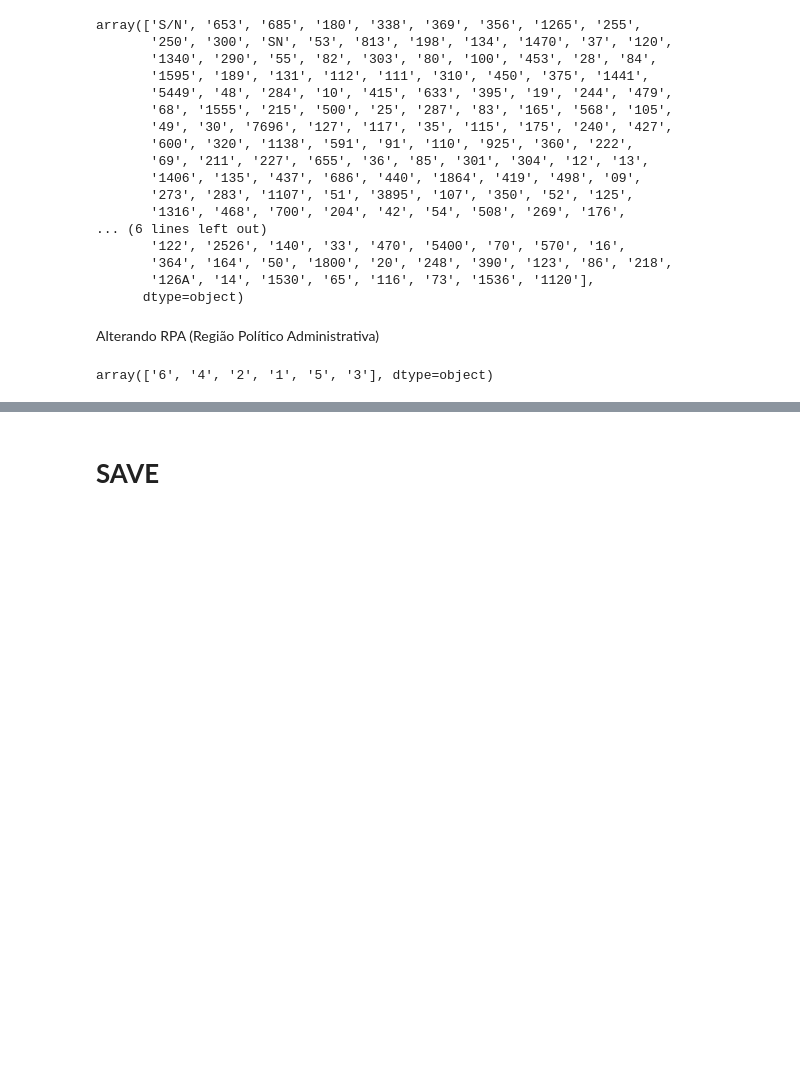
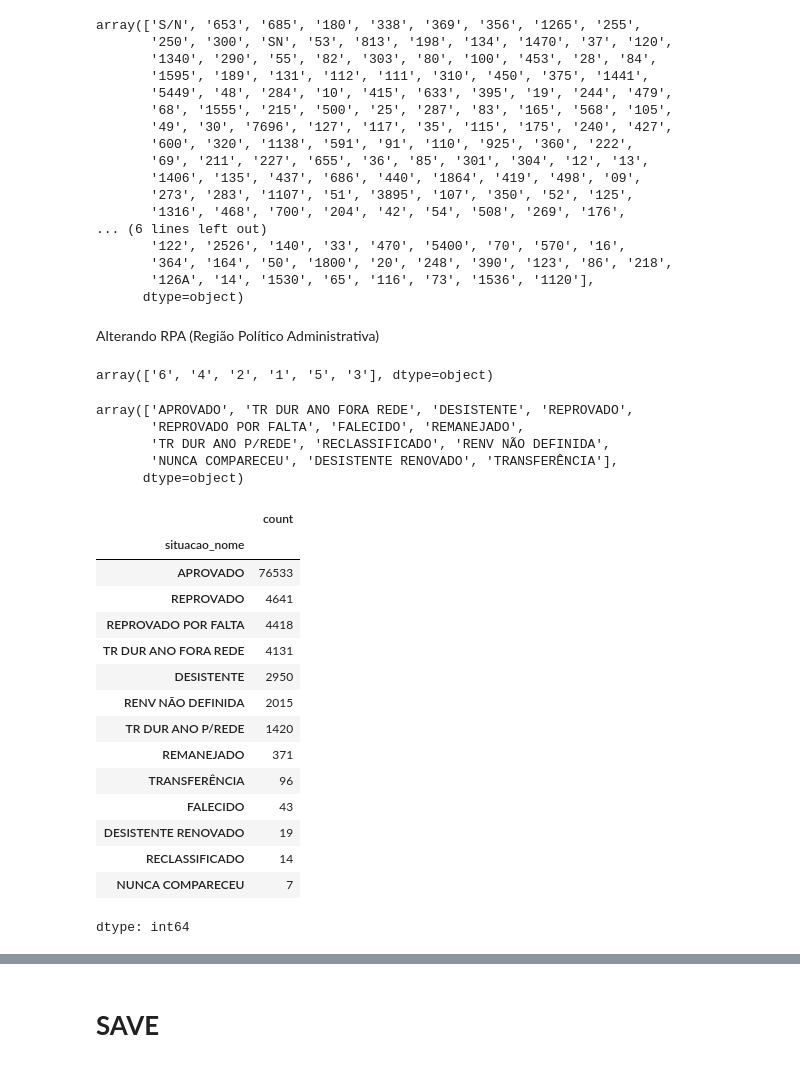
Before and after one commit to FowlerAsch/PowerBi-Projeto-Prefeitura, a Jupyter notebook: ETL PYTHON/Teste_ProjetoPrefeitura.ipynb, the cells around one changed output, grey strips where cells are left out. Cells and saved outputs as stored; diff of their text form; code cells hidden in the pictures; blank space fills up the shorter version.

```diff
--- a/ETL PYTHON/Teste_ProjetoPrefeitura.ipynb
+++ b/ETL PYTHON/Teste_ProjetoPrefeitura.ipynb
@@ -112,11 +112,11 @@ dataSet['modalidade_ensino'].unique()
 array(['EDUCACAO INFANTIL', 'ENSINO FUNDAMENTAL',
        'EDUCACAO  JOVENS E ADULTOS', 'CORREÇÃO DE FLUXO'], dtype=object)
 # %%
-dataSet.loc[dataSet['modalidade_ensino'] == "EDUCACAO JOVENS E ADULTOS", 'modalidade_ensino'] = "EDUCACAO JOVENS E ADULTOS"
-
-dataSet.loc[dataSet['modalidade_ensino'] == "EDUCACAO  JOVENS E ADULTOS", 'modalidade_ensino'] = "EDUCACAO JOVENS E ADULTOS"
-
-dataSet.loc[dataSet['modalidade_ensino'] == "PROJOVEM", 'modalidade_ensino'] = "EDUCACAO JOVENS E ADULTOS"
+dataSet['modalidade_ensino'] = dataSet['modalidade_ensino'].str.strip().replace({
+    "EDUCACAO JOVENS E ADULTOS": "EDUCACAO JOVENS E ADULTOS",
+    "EDUCACAO  JOVENS E ADULTOS": "EDUCACAO JOVENS E ADULTOS",
+    "PROJOVEM": "EDUCACAO JOVENS E ADULTOS"
+})
 # %% [markdown]
 Alterando endereco_numero
 # %%
@@ -156,0 +159,27 @@ dataSet.loc[dataSet['rpa'] == "6", 'rpa'] = "SUL"
+# %%
+dataSet['situacao_nome'].unique()
+# %% [output]
+array(['APROVADO', 'TR DUR ANO FORA REDE', 'DESISTENTE', 'REPROVADO',
+       'REPROVADO POR FALTA', 'FALECIDO', 'REMANEJADO',
+       'TR DUR ANO P/REDE', 'RECLASSIFICADO', 'RENV NÃO DEFINIDA',
+       'NUNCA COMPARECEU', 'DESISTENTE RENOVADO', 'TRANSFERÊNCIA'],
+      dtype=object)
+# %%
+dataSet['situacao_nome'].value_counts()
+# %% [output]
+|  | count |
+| situacao_nome |  |
+| APROVADO | 76533 |
+| REPROVADO | 4641 |
+| REPROVADO POR FALTA | 4418 |
+| TR DUR ANO FORA REDE | 4131 |
+| DESISTENTE | 2950 |
+| RENV NÃO DEFINIDA | 2015 |
+| TR DUR ANO P/REDE | 1420 |
+| REMANEJADO | 371 |
+| TRANSFERÊNCIA | 96 |
+| FALECIDO | 43 |
+| DESISTENTE RENOVADO | 19 |
+| RECLASSIFICADO | 14 |
+| NUNCA COMPARECEU | 7 |
+dtype: int64
```
Also changed, not shown: parts of 7 cells of this notebook, 21 other files.
